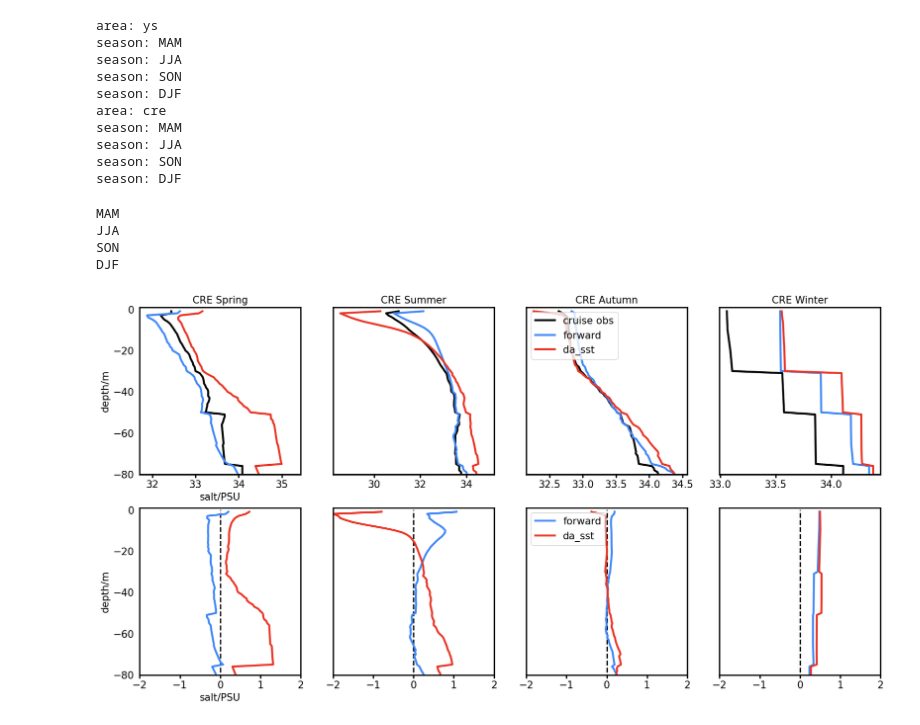
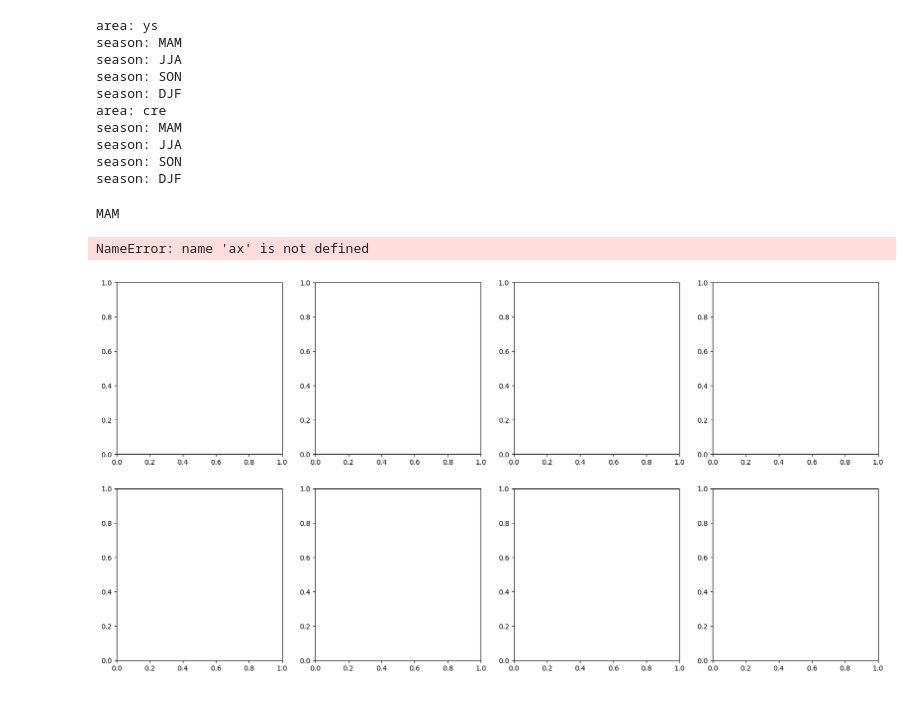
Before and after one commit to ycharlieli/i4dvar_analysis, a Jupyter notebook: validation/datemp_vertical_validation.ipynb, the cells around one changed output. Saved outputs shown, nothing was run; the diff lists cells and outputs as text; code cells hidden in the pictures.

Commit message:
roms4dvar_ecs upgrade

```diff
--- a/validation/datemp_vertical_validation.ipynb
+++ b/validation/datemp_vertical_validation.ipynb
@@ -676,13 +678,14 @@ plt.style.use('default')
 area = 'ys'
 fig,axs = plt.subplots(ncols=4, nrows=2, figsize = (20,10),)
 season_name = ['Spring','Summer','Autumn','Winter']
+depth_intplevel = np.arange(-200,1,1)
 for i,iseason in enumerate(season):
     print(iseason)
-    for bnd in ax.spines.keys():
-        axs[0,i].spines[bnd].set_linewidth('2')
+    for bnd in axs[0][i].spines.keys():
+        axs[0][i].spines[bnd].set_linewidth('2')
     axs[0][i].plot(np.nanmean(profile_set[area][iseason]['obs'],axis=1),depth_intplevel,color='k', linewidth=3,label='cruise obs',zorder=2)
     axs[0][i].plot(np.nanmean(profile_set[area][iseason]['fwd'],axis=1),depth_intplevel,color=my_palette[0], linewidth=3,label='forward',zorder=2)
-    axs[0][i].plot(np.nanmean(profile_set['ys'][iseason]['post'],axis=1),depth_intplevel,color=my_palette[-1], linewidth=3,label='DA_SST ',zorder=2)
+    axs[0][i].plot(np.nanmean(profile_set[area][iseason]['post'],axis=1),depth_intplevel,color=my_palette[-1], linewidth=3,label='da_sst ',zorder=2)
     # ax.plot(np.nanmean(Prior_errs,axis=1),depth_intplevel,color=my_palette[7],linewidth=3,label='DA_SST ROMS v3.7',zorder=2)
     # ax.plot(np.nanmean(Post_errs,axis=1),depth_intplevel,color=my_palette[-1],linewidth=3,label='DA_ALL ROMS v4.1',zorder=2)
     # axs[0][i].plot(np.zeros_like(depth_intplevel),depth_intplevel,'--',color='k',linewidth=2,zorder=1)
@@ -703,10 +706,11 @@ for i,iseason in enumerate(season):
     axs[0][i].set_title(area.upper() + ' ' + season_name[i],fontsize=15)
     # plt.savefig('/Volumes/TO_1/roms4dvar_ecs/i4dvar_outputs/INSITU_OBS/dasst_bias.jpeg',bbox_inches='tight',dpi=400)
 for i,iseason in enumerate(season):
-    for bnd in ax.spines.keys():
+    for bnd in axs[1][i].spines.keys():
         axs[1][i].spines[bnd].set_linewidth('2')
     # ax.plot(np.nanmean(profile_set['ys']['DJF']['obs'],axis=1),depth_intplevel,color='k', linewidth=3,label='Cruise Observation',zorder=2)
-    axs[1][i].plot(np.nanmean(profile_set[area][iseason]['fwd_error'],axis=1),depth_intplevel,color=my_palette[0], linewidth=3,label='bias',zorder=2)
+    axs[1][i].plot(np.nanmean(profile_set[area][iseason]['fwd_error'],axis=1),depth_intplevel,color=my_palette[0], linewidth=3,label='forward',zorder=2)
+    axs[1][i].plot(np.nanmean(profile_set[area][iseason]['post_error'],axis=1),depth_intplevel,color=my_palette[-1], linewidth=3,label='da_sst',zorder=2)
     # axs[1][i].plot(np.nanstd(profile_set['ys'][iseason]['fwd_error'],axis=1),depth_intplevel,'--',color=my_palette[0], linewidth=3,label='error std',zorder=2)
     # axs[1][i].plot(np.sqrt(np.nanstd(profile_set['ys'][iseason]['fwd_error'],axis=1)**2 +np.nanmean(profile_set['ys'][iseason]['fwd_error'],axis=1)**2),depth_intplevel,'-.',color=my_palette[0], linewidth=3,label='rmse',zorder=2)
     # axs[1][i].plot(np.nanmean(profile_set['ys'][iseason]['post_error'],axis=1),depth_intplevel,color=my_palette[-1], linewidth=3,label='DA_SST ',zorder=2)
@@ -726,7 +730,7 @@ for i,iseason in enumerate(season):
         axs[1][i].set_xlabel('temp/$\degree$C',fontsize=15)
     if i == 2:
         axs[1][i].legend(loc='upper left',fontsize=15)
-    # plt.savefig('/Volumes/TO_1/roms4dvar_ecs/i4dvar_analysis/validation/fig_profile_fwd/%s/dasst_bias.jpeg'%(area),bbox_inches='tight',dpi=400)
+    plt.savefig('/Volumes/TO_1/roms4dvar_ecs/i4dvar_analysis/validation/fig_profile_post/%s/dasst_bias.jpeg'%(area),bbox_inches='tight',dpi=400)
 # %% [output]
 MAM
 JJA
@@ -1017,7 +1021,7 @@ season: SON
 season: DJF
 # %%
 plt.style.use('default')
-area = 'cre'
+area = 'ys'
 fig,axs = plt.subplots(ncols=4, nrows=2, figsize = (20,10),)
 season_name = ['Spring','Summer','Autumn','Winter']
 for i,iseason in enumerate(season):
@@ -1046,34 +1050,32 @@ for i,iseason in enumerate(season):
         axs[0][i].legend(loc='upper left',fontsize=15)
     axs[0][i].set_title(area.upper() + ' ' + season_name[i],fontsize=15)
     # plt.savefig('/Volumes/TO_1/roms4dvar_ecs/i4dvar_outputs/INSITU_OBS/dasst_bias.jpeg',bbox_inches='tight',dpi=400)
 for i,iseason in enumerate(season):
     for bnd in ax.spines.keys():
         axs[1][i].spines[bnd].set_linewidth('2')
     # ax.plot(np.nanmean(profile_set['ys']['DJF']['obs'],axis=1),depth_intplevel,color='k', linewidth=3,label='Cruise Observation',zorder=2)
     axs[1][i].plot(np.nanmean(profile_set[area][iseason]['fwd_error'],axis=1),depth_intplevel,color=my_palette[0], linewidth=3,label='forward',zorder=2)
     axs[1][i].plot(np.nanmean(profile_set[area][iseason]['post_error'],axis=1),depth_intplevel,color=my_palette[-1], linewidth=3,label='da_sst',zorder=2)
     # axs[1][i].plot(np.sqrt(np.nanstd(profile_set['ys'][iseason]['fwd_error'],axis=1)**2 +np.nanmean(profile_set['ys'][iseason]['fwd_error'],axis=1)**2),depth_intplevel,'-.',color=my_palette[0], linewidth=3,label='rmse',zorder=2)
     # axs[1][i].plot(np.nanmean(profile_set['ys'][iseason]['post_error'],axis=1),depth_intplevel,color=my_palette[-1], linewidth=3,label='DA_SST ',zorder=2)
     # ax.plot(np.nanmean(Prior_errs,axis=1),depth_intplevel,color=my_palette[7],linewidth=3,label='DA_SST ROMS v3.7',zorder=2)
     # ax.plot(np.nanmean(Post_errs,axis=1),depth_intplevel,color=my_palette[-1],linewidth=3,label='DA_ALL ROMS v4.1',zorder=2)
     axs[1][i].plot(np.zeros_like(depth_intplevel),depth_intplevel,'--',color='k',linewidth=2,zorder=1)
     axs[1][i].set_xlim([-2,2])
     axs[1][i].set_ylim([-80,1])
     # axs[1][i].legend(loc='upper left',fontsize=15)
 
 
     axs[1][i].tick_params(direction = 'out',width =2,length=5, labelsize = 15,top = 0, right = 0,left=0)
     if i>=1:
         axs[1][i].tick_params('y',labelleft=False)
     elif i ==0:
         axs[1][i].set_ylabel('depth/m',fontsize=15)
         axs[1][i].set_xlabel('salt/PSU',fontsize=15)
     if i == 2:
         axs[1][i].legend(loc='upper left',fontsize=15)
     plt.savefig('/Volumes/TO_1/roms4dvar_ecs/i4dvar_analysis/validation/fig_profile_post/%s/dasst_saltbias.jpeg'%(area),bbox_inches='tight',dpi=400)
 # %% [output]
 MAM
-JJA
-SON
-DJF
+NameError: name 'ax' is not defined
-[figure, old version]
+[figure, new version]
```
Also changed, not shown: parts of 4 cells of this notebook, 13 other files.
